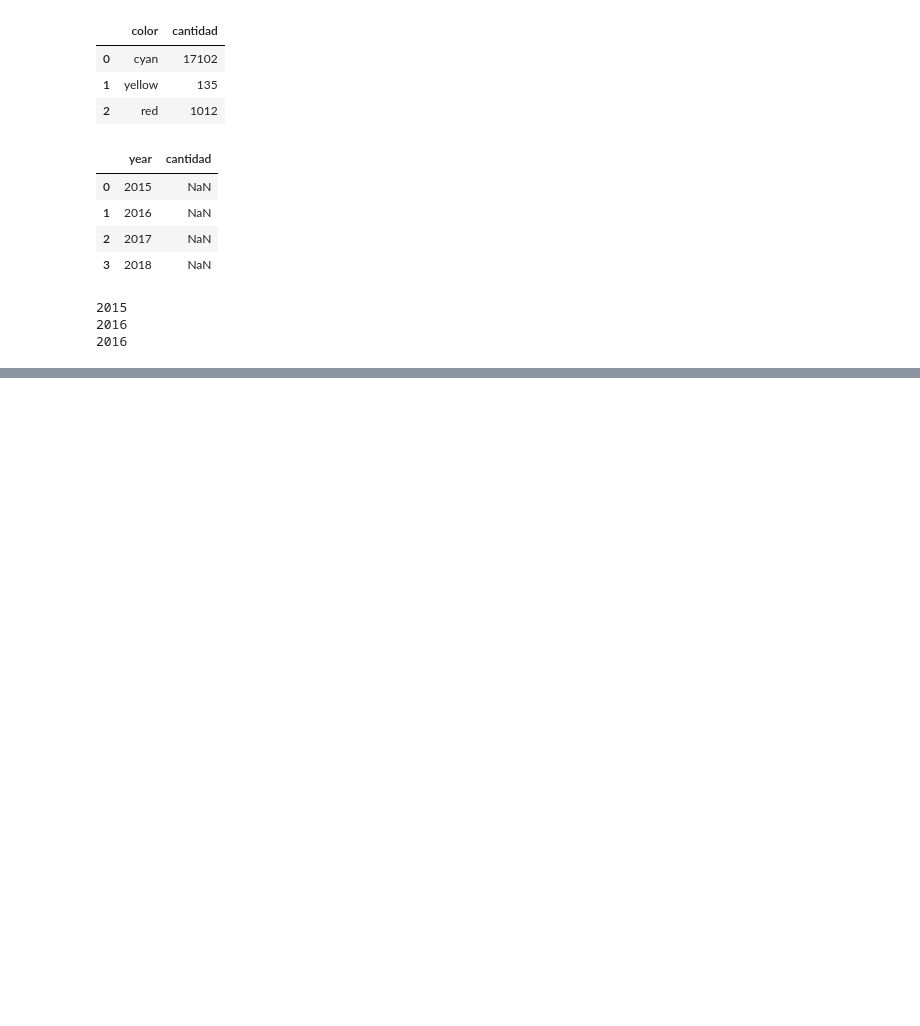
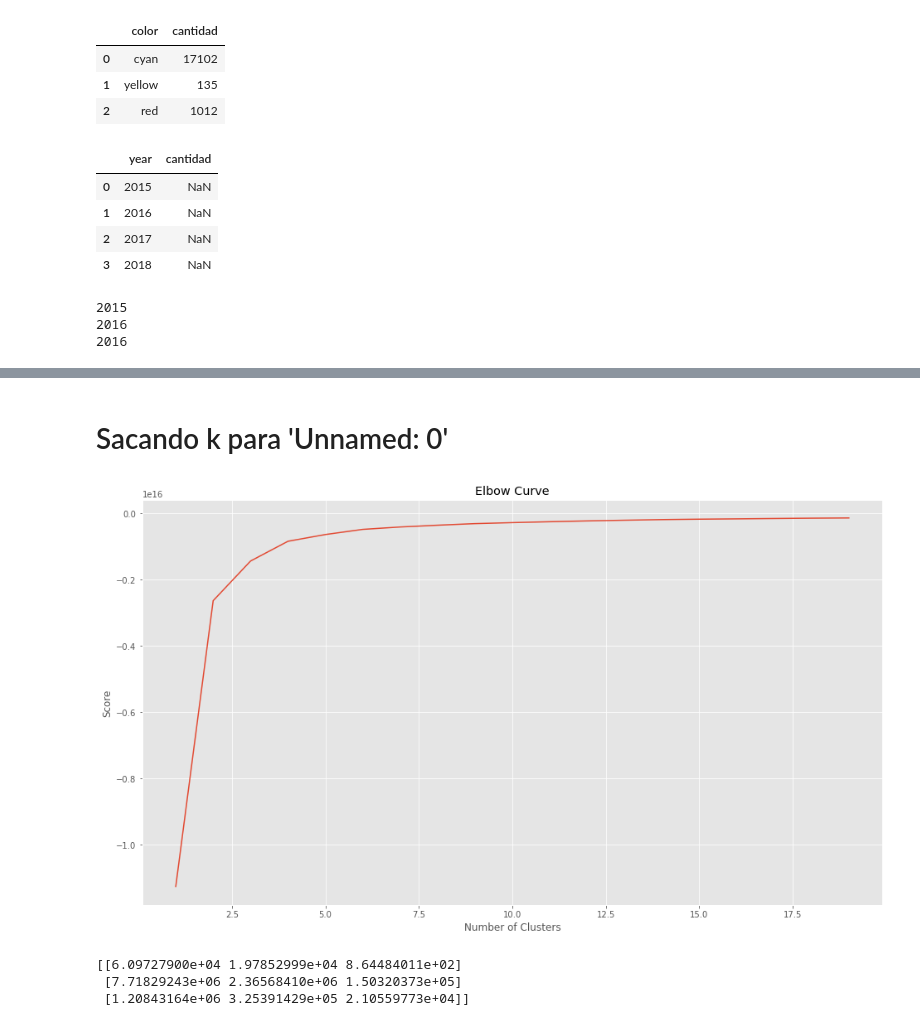
Before and after one commit to MauricioHernandezMatias/Mirepositorio, a Jupyter notebook: Actividad Evaluable_Patrones con K-means.ipynb, the cells around one changed output, grey strips where cells are left out. Cells and saved outputs as stored; diff of their text form; code cells hidden in the pictures; blank space fills up the shorter version.

```diff
--- a/Actividad Evaluable_Patrones con K-means.ipynb
+++ b/Actividad Evaluable_Patrones con K-means.ipynb
@@ -217,0 +252,24 @@ for row in closest:
+# %% [markdown]
+# Sacando k para 'Unnamed: 0'
+# %%
+Nc = range(1, 20)
+kmeans = [KMeans(n_clusters=i) for i in Nc]
+kmeans
+score = [kmeans[i].fit(X).score(X) for i in range(len(kmeans))]
+score
+plt.plot(Nc,score)
+plt.xlabel('Number of Clusters')
+plt.ylabel('Score')
+plt.title('Elbow Curve')
+plt.show()
+# %% [output]
+[figure, added]
+# %%
+#Por lo tanto k=2
+kmeans = KMeans(n_clusters=3).fit(X)
+centroids = kmeans.cluster_centers_
+print(centroids)
+# %% [output]
+[[6.09727900e+04 1.97852999e+04 8.64484011e+02]
+ [7.71829243e+06 2.36568410e+06 1.50320373e+05]
+ [1.20843164e+06 3.25391429e+05 2.10559773e+04]]
```
Also changed, not shown: parts of 12 cells of this notebook.
